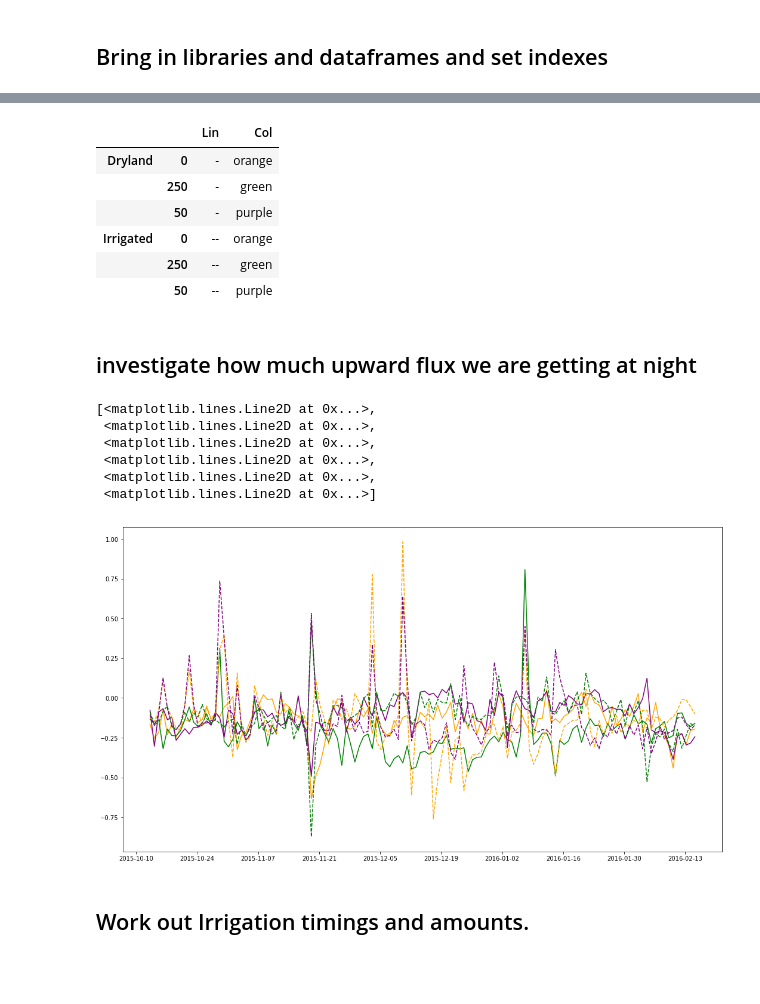
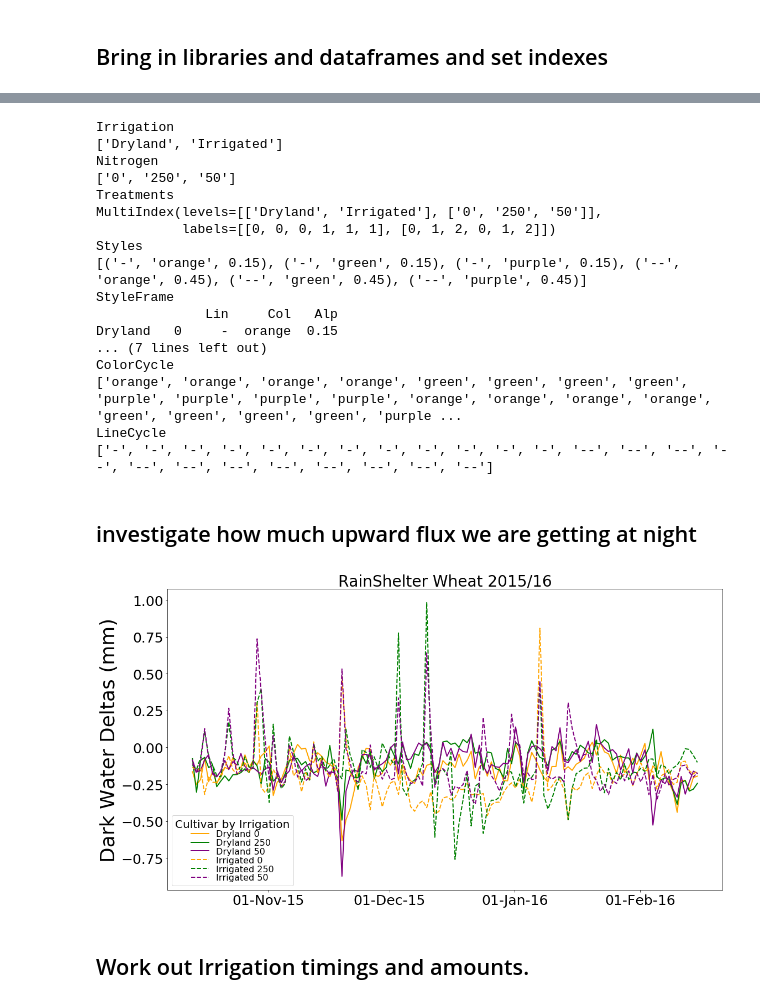
Before and after one commit to HamishBrownPFR/CropWaterAnalysis, a Jupyter notebook: Wheat/LatentHeatFluxAnalysis.ipynb, the cells around one changed output, grey strips where cells are left out. Saved outputs shown, nothing was run; the diff lists cells and outputs as text; code cells hidden in the pictures; blank space fills up the shorter version.

```diff
--- a/Wheat/LatentHeatFluxAnalysis.ipynb
+++ b/Wheat/LatentHeatFluxAnalysis.ipynb
@@ -81,31 +17,49 @@ LineCycle
-# %%
-GPs.StyleFrame
-# %% [output]
-|  |  | Lin | Col |
-| Dryland | 0 | - | orange |
-|  | 250 | - | green |
-|  | 50 | - | purple |
-| Irrigated | 0 | -- | orange |
-|  | 250 | -- | green |
-|  | 50 | -- | purple |
+# %%
+GPs = GH.SetGraphicsPatterns(WaterDelta.columns,
+                    ['-','--'],
+                    [0.15,0.45],
+                    ['orange','green','purple'])
+
+Start = WaterDelta.index.min()
+End = WaterDelta.index.max()
+# %% [output]
+Irrigation
+['Dryland', 'Irrigated']
+Nitrogen
+['0', '250', '50']
+Treatments
+MultiIndex(levels=[['Dryland', 'Irrigated'], ['0', '250', '50']],
+           labels=[[0, 0, 0, 1, 1, 1], [0, 1, 2, 0, 1, 2]])
+Styles
+[('-', 'orange', 0.15), ('-', 'green', 0.15), ('-', 'purple', 0.15), ('--', 'orange', 0.45), ('--', 'green', 0.45), ('--', 'purple', 0.45)]
+StyleFrame
+              Lin     Col   Alp
+Dryland   0     -  orange  0.15
+... (7 lines left out)
+ColorCycle
+['orange', 'orange', 'orange', 'orange', 'green', 'green', 'green', 'green', 'purple', 'purple', 'purple', 'purple', 'orange', 'orange', 'orange', 'orange', 'green', 'green', 'green', 'green', 'purple ...
+LineCycle
+['-', '-', '-', '-', '-', '-', '-', '-', '-', '-', '-', '-', '--', '--', '--', '--', '--', '--', '--', '--', '--', '--', '--', '--']
 # %% [markdown]
 ## investigate how much upward flux we are getting at night
 # %%
 DarkWaterDeltas = WaterDelta.iloc[WaterDelta.index.indexer_between_time(datetime.time(23),datetime.time(4))]
 DarkWaterDeltas = DarkWaterDeltas.resample('24H', base=5).sum()#Base of 5 means sampling from 6am to 6am
-MeanDarkWaterDeltas = DarkWaterDeltas.groupby(level=['Nitrogen','Irrigation'],axis=1).mean()
+MeanDarkWaterDeltas = DarkWaterDeltas.groupby(level=['Irrigation','Nitrogen'],axis=1).mean()
 Graph = plt.figure(figsize=(18,10))
 ax = Graph.add_subplot(1,1,1)
-ax.set_prop_cycle(color=GPs.StyleFrame.loc[:,'Col'],linestyle=GPs.StyleFrame.loc[:,'Lin'])
-ax.plot(MeanDarkWaterDeltas)
+GH.AddIndexedPlot(MeanDarkWaterDeltas,ax,GPs,2)
+plt.ylabel('Dark Water Deltas (mm)', fontsize=36);
+plt.tick_params(labelsize=25)
+plt.title('RainShelter Wheat 2015/16', fontsize=28);
+plt.legend(fontsize=24, loc=3)
+ax.xaxis.set_major_locator(mdates.MonthLocator())
+ax.xaxis.set_major_formatter(mdates.DateFormatter('%d-%b-%y'))
+ledg = plt.legend(loc=3,numpoints=1,fontsize = 16,labelspacing = 0.05,
+                          title='Cultivar by Irrigation')
+ledg.get_title().set_fontsize(20)
 # %% [output]
-[<matplotlib.lines.Line2D at 0x...>,
- <matplotlib.lines.Line2D at 0x...>,
- <matplotlib.lines.Line2D at 0x...>,
- <matplotlib.lines.Line2D at 0x...>,
- <matplotlib.lines.Line2D at 0x...>,
- <matplotlib.lines.Line2D at 0x...>]
-[figure, old version]
+[figure, new version]
 # %% [markdown]
 ## Work out Irrigation timings and amounts.
 # %%
```
Also changed, not shown: parts of 8 cells of this notebook, 3 other files.
